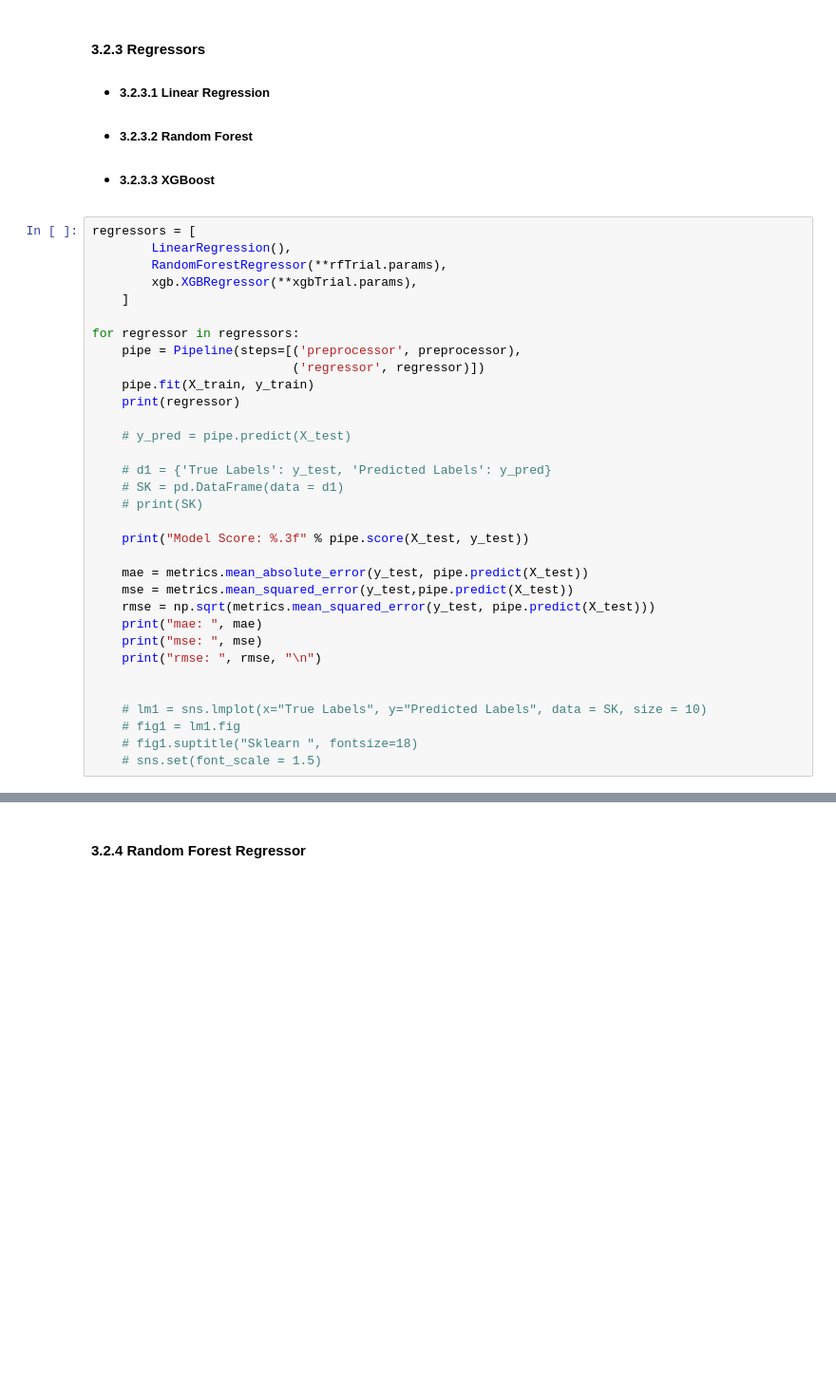
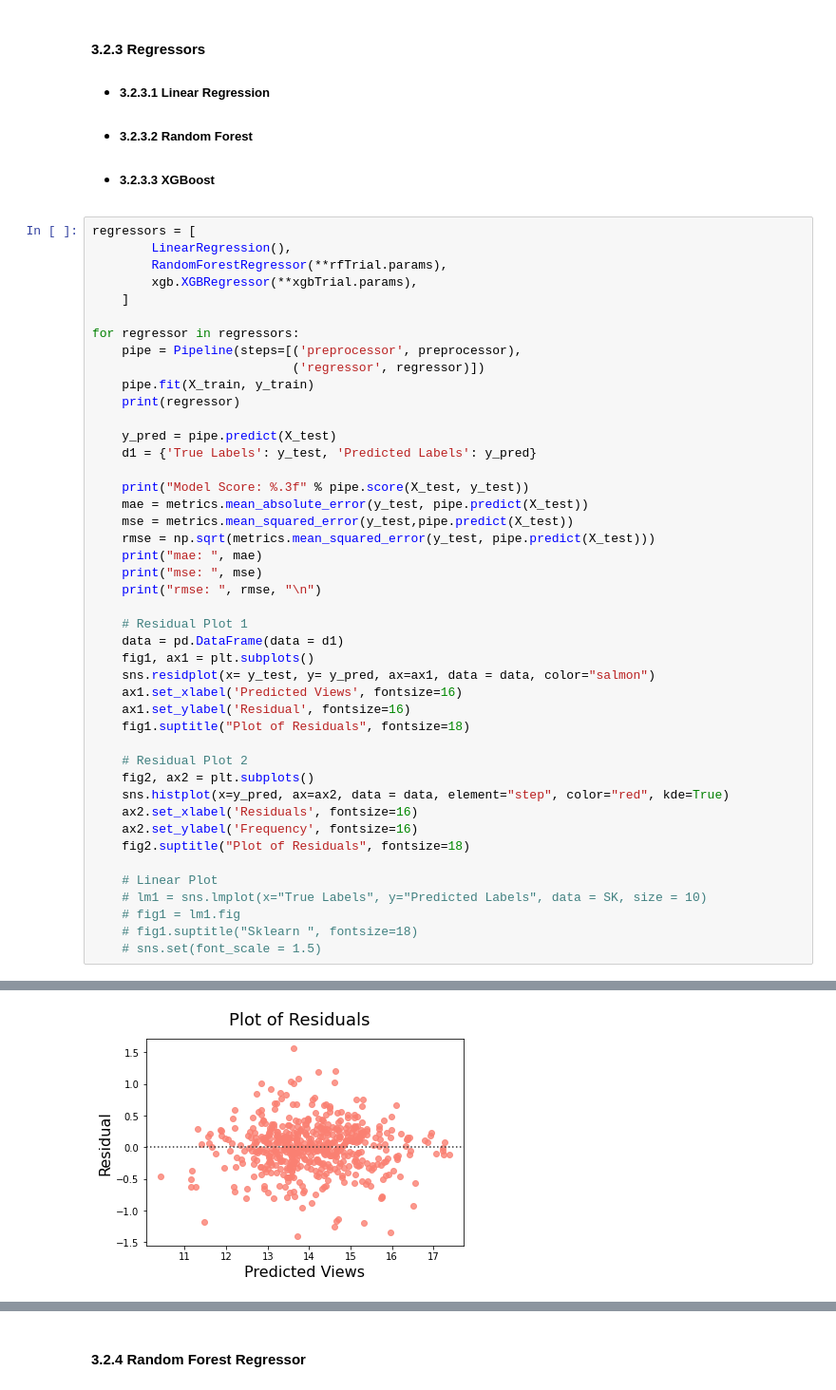
Before and after one commit to nickrwu/YouTube-Trending, a Jupyter notebook: yt-model.ipynb, the cells around one changed output, grey strips where cells are left out. Shown at 95% size. Drawn from its saved outputs; the diff is of its cells as text; blank space fills up the shorter version.

```diff
--- a/yt-model.ipynb
+++ b/yt-model.ipynb
@@ -645,14 +588,10 @@ for regressor in regressors:
     pipe.fit(X_train, y_train)
     print(regressor)
 
-    # y_pred = pipe.predict(X_test)
-
-    # d1 = {'True Labels': y_test, 'Predicted Labels': y_pred}
-    # SK = pd.DataFrame(data = d1)
-    # print(SK)
+    y_pred = pipe.predict(X_test)
+    d1 = {'True Labels': y_test, 'Predicted Labels': y_pred}
 
     print("Model Score: %.3f" % pipe.score(X_test, y_test))
-
     mae = metrics.mean_absolute_error(y_test, pipe.predict(X_test))
     mse = metrics.mean_squared_error(y_test,pipe.predict(X_test))
     rmse = np.sqrt(metrics.mean_squared_error(y_test, pipe.predict(X_test)))
@@ -660,7 +599,22 @@ for regressor in regressors:
     print("mse: ", mse)
     print("rmse: ", rmse, "\n")
 
+    # Residual Plot 1
+    data = pd.DataFrame(data = d1)
+    fig1, ax1 = plt.subplots()
+    sns.residplot(x= y_test, y= y_pred, ax=ax1, data = data, color="salmon")
+    ax1.set_xlabel('Predicted Views', fontsize=16)
+    ax1.set_ylabel('Residual', fontsize=16)
+    fig1.suptitle("Plot of Residuals", fontsize=18)
 
+    # Residual Plot 2
+    fig2, ax2 = plt.subplots()
+    sns.histplot(x=y_pred, ax=ax2, data = data, element="step", color="red", kde=True)
+    ax2.set_xlabel('Residuals', fontsize=16)
+    ax2.set_ylabel('Frequency', fontsize=16)
+    fig2.suptitle("Plot of Residuals", fontsize=18)
+
+    # Linear Plot
     # lm1 = sns.lmplot(x="True Labels", y="Predicted Labels", data = SK, size = 10)
     # fig1 = lm1.fig
     # fig1.suptitle("Sklearn ", fontsize=18)
@@ -685,0 +640 @@ rmse:  0.25082175305212584
+[figure, added]
```
Also changed, not shown: parts of 19 cells of this notebook, 2 other files.
